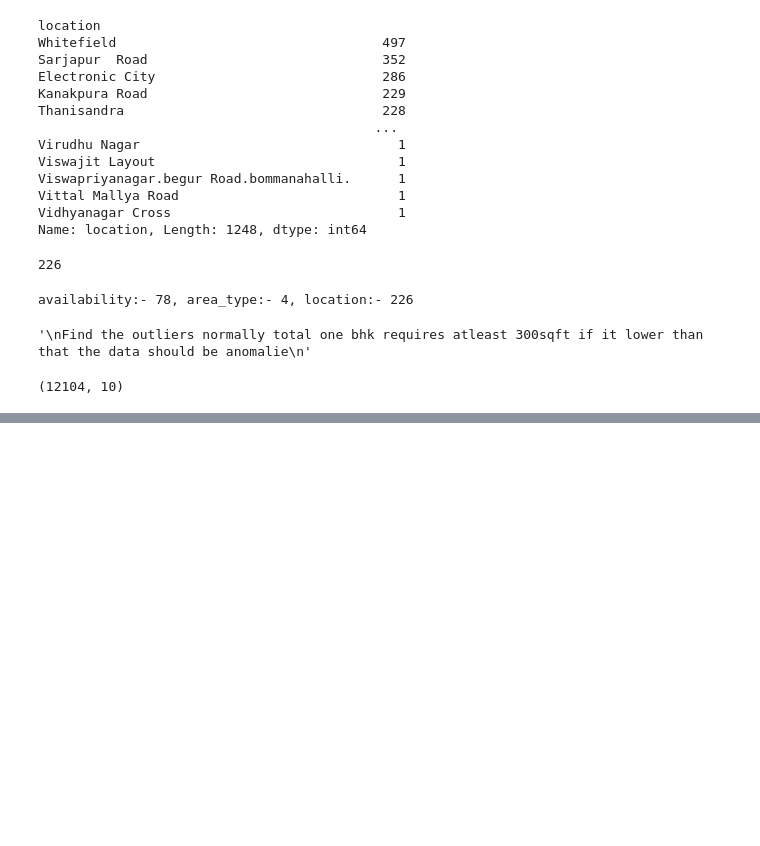
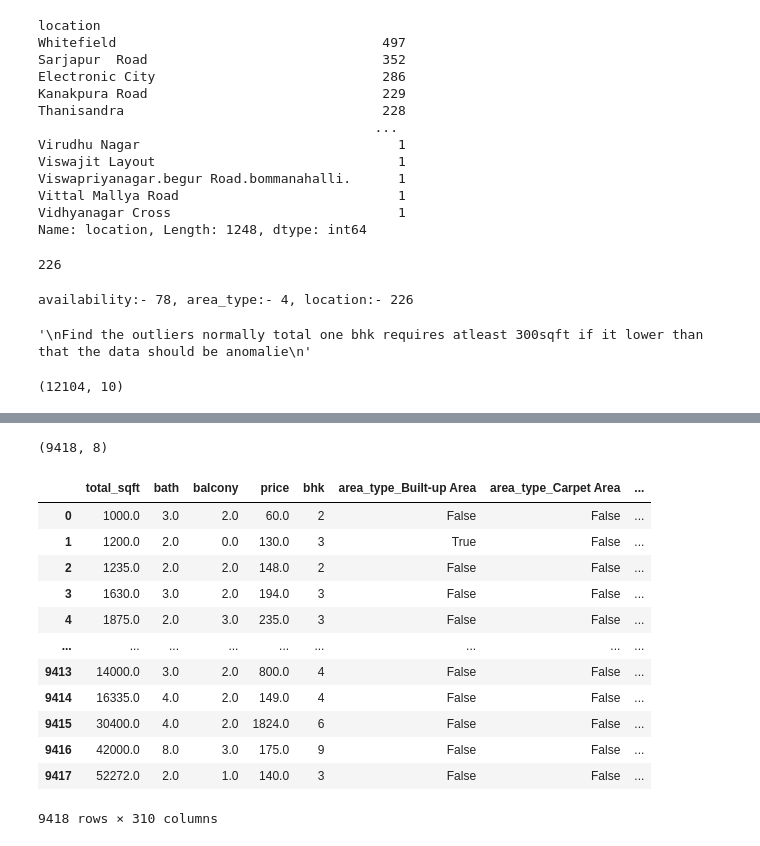
Before and after one commit to Naviya-C/Real-Estate-Price-Prediction, a Jupyter notebook: Data Pre-process/Data_PreProcessing.ipynb, the cells around one changed output, grey strips where cells are left out. Cells and saved outputs as stored; diff of their text form; code cells hidden in the pictures; blank space fills up the shorter version.

Commit message:
one-hot encoded each category and drop the first column each category hot-encoded dataframe

```diff
--- a/Data Pre-process/Data_PreProcessing.ipynb
+++ b/Data Pre-process/Data_PreProcessing.ipynb
@@ -350,4 +350,4 @@ def remove_bhk_price_outliers(df):
     df_clean = df.drop(outlier_indices, axis=0).reset_index(drop=True)
     return df_clean
 # %%
-df10 = df9.apply(remove_bhk_price_outliers
+df10 = remove_bhk_price_outliers(df9)
@@ -353,0 +367,2 @@ df10 = df9.apply(remove_bhk_price_outliers
+# %%
+df11 = df10.drop(['size', 'price_per_sqft'], axis = 1)
@@ -353,0 +378,22 @@ df10 = df9.apply(remove_bhk_price_outliers
+# %%
+df11.shape
+# %% [output]
+(9418, 8)
+# %%
+df_encoded = pd.get_dummies(df11, columns = ['area_type', 'availability', 'location'])
+# %%
+df_encoded
+# %% [output]
+|  | total_sqft | bath | balcony | price | bhk | area_type_Built-up Area | area_type_Carpet Area | ... |
+| 0 | 1000.0 | 3.0 | 2.0 | 60.0 | 2 | False | False | ... |
+| 1 | 1200.0 | 2.0 | 0.0 | 130.0 | 3 | True | False | ... |
+| 2 | 1235.0 | 2.0 | 2.0 | 148.0 | 2 | False | False | ... |
+| 3 | 1630.0 | 3.0 | 2.0 | 194.0 | 3 | False | False | ... |
+| 4 | 1875.0 | 2.0 | 3.0 | 235.0 | 3 | False | False | ... |
+| ... | ... | ... | ... | ... | ... | ... | ... | ... |
+| 9413 | 14000.0 | 3.0 | 2.0 | 800.0 | 4 | False | False | ... |
+| 9414 | 16335.0 | 4.0 | 2.0 | 149.0 | 4 | False | False | ... |
+| 9415 | 30400.0 | 4.0 | 2.0 | 1824.0 | 6 | False | False | ... |
+| 9416 | 42000.0 | 8.0 | 3.0 | 175.0 | 9 | False | False | ... |
+| 9417 | 52272.0 | 2.0 | 1.0 | 140.0 | 3 | False | False | ... |
+9418 rows × 310 columns
```
Also changed, not shown: parts of 3 cells of this notebook.
